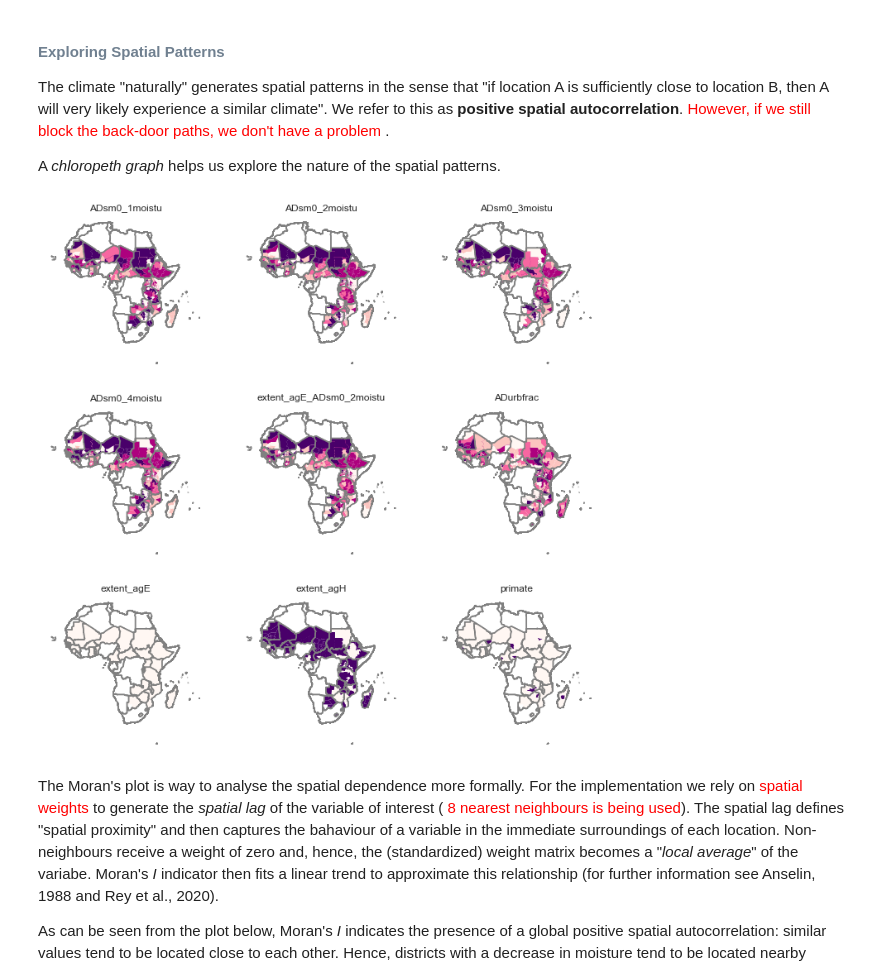
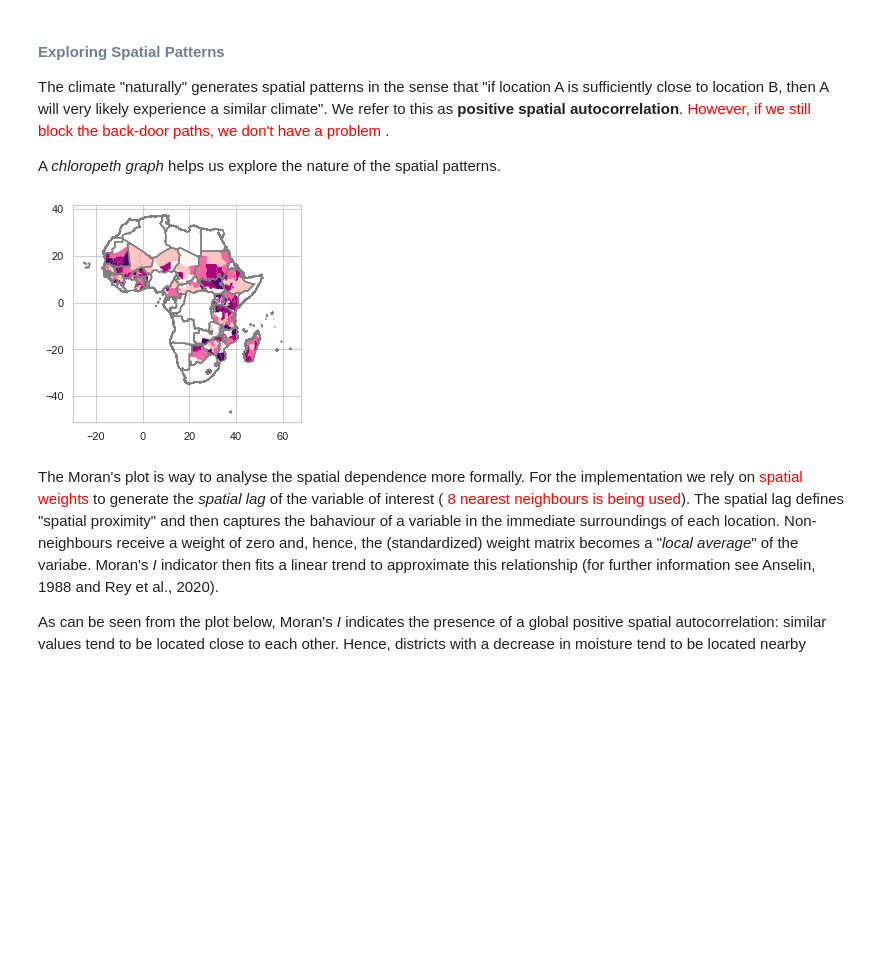
Before and after one commit to pcschreiber1/Henderson_2017_Replication, a Jupyter notebook: Replication notebook.ipynb, the cells around one changed output. Drawn from its saved outputs; the diff is of its cells as text; code cells hidden in the pictures; blank space fills up the shorter version.

```diff
--- a/Replication notebook.ipynb
+++ b/Replication notebook.ipynb
@@ -209,24 +209,28 @@ A *chloropeth graph* helps us explore the nature of the spatial patterns.
 #Get spatial data
 districts, coast = get_shapefile()
 # %%
+f, ax = plt.subplots()
+districts.plot(column="ADurbfrac", ax=ax, scheme='Quantiles', linewidth=0, cmap='RdPu')
+coast.boundary.plot(ax=ax, color='grey')
+plt.show()
+
 # f, axs = plt.subplots(nrows=3, ncols=3, figsize=(12, 12))
 # axs = axs.flatten()# Make the axes accessible with single indexing
-#
 # # Start a loop over all the variables of interest
 # for i, col in enumerate(a):
 #     # select the axis where the map will go
 #     ax = axs[i]
 #     # Plot the map
 #     districts.plot(column=col, ax=ax, scheme='Quantiles', linewidth=0, cmap='RdPu')
 #     # Remove axis clutter
 #     coast.boundary.plot(ax=ax, color='grey')
 #     ax.set_axis_off()
 #     # Set the axis title to the name of variable being plotted
 #     ax.set_title(col)
 # # Display the figure
 # plt.show()
 # %% [output]
-[figure, old version]
+[figure, new version]
 # %% [markdown]
 The Moran's plot is way to analyse the spatial dependence more formally. For the implementation we rely on <span style="color:red"> spatial weights </span> to generate the *spatial lag* of the variable of interest (<span style="color:red"> 8 nearest neighbours is being used</span>). The spatial lag defines "spatial proximity" and then captures the bahaviour of a variable in the immediate surroundings of each location. Non-neighbours receive a weight of zero and, hence, the (standardized) weight matrix becomes a "*local average*" of the variabe. Moran's *I* indicator then fits a linear trend to approximate this relationship (for further information see Anselin, 1988 and Rey et al., 2020).
 
```
